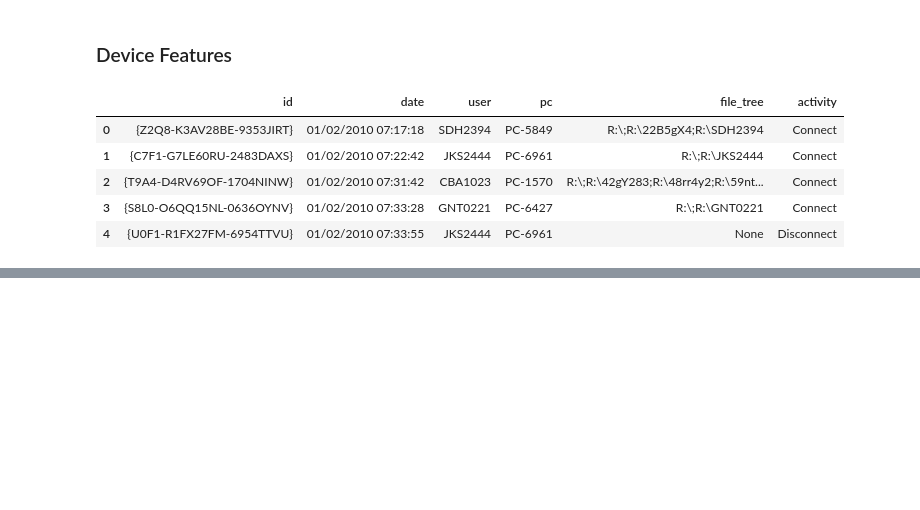
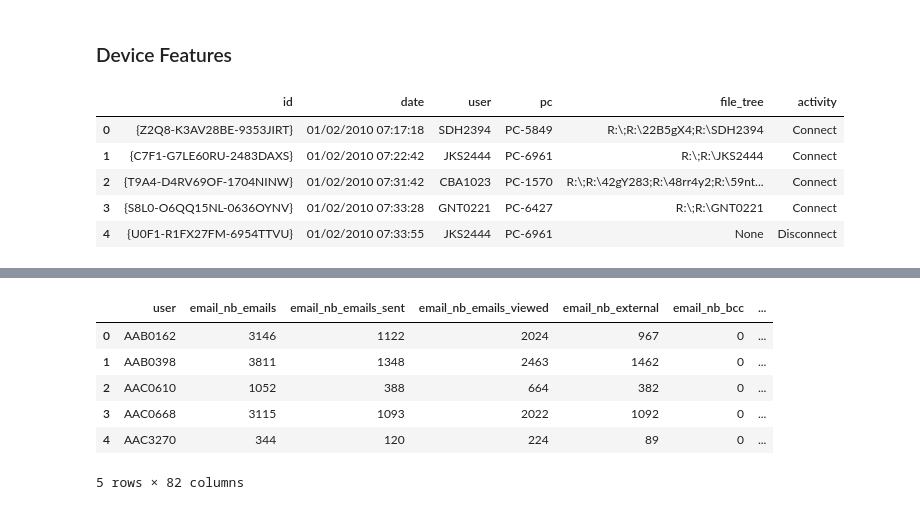
Before and after one commit to SamiKarboubi/CERT-Insider-Threat-Detection, a Jupyter notebook: features_extraction.ipynb, the cells around one changed output, grey strips where cells are left out. Cells and saved outputs as stored; diff of their text form; code cells hidden in the pictures; blank space fills up the shorter version.

```diff
--- a/features_extraction.ipynb
+++ b/features_extraction.ipynb
@@ -1086,0 +1088,11 @@ df_final.shape
+# %%
+features_v2 = pd.read_csv('features_v2.csv')
+features_v2.head()
+# %% [output]
+|  | user | email_nb_emails | email_nb_emails_sent | email_nb_emails_viewed | email_nb_external | email_nb_bcc | ... |
+| 0 | AAB0162 | 3146 | 1122 | 2024 | 967 | 0 | ... |
+| 1 | AAB0398 | 3811 | 1348 | 2463 | 1462 | 0 | ... |
+| 2 | AAC0610 | 1052 | 388 | 664 | 382 | 0 | ... |
+| 3 | AAC0668 | 3115 | 1093 | 2022 | 1092 | 0 | ... |
+| 4 | AAC3270 | 344 | 120 | 224 | 89 | 0 | ... |
+5 rows × 82 columns
```
Also changed, not shown: parts of 5 cells of this notebook.
